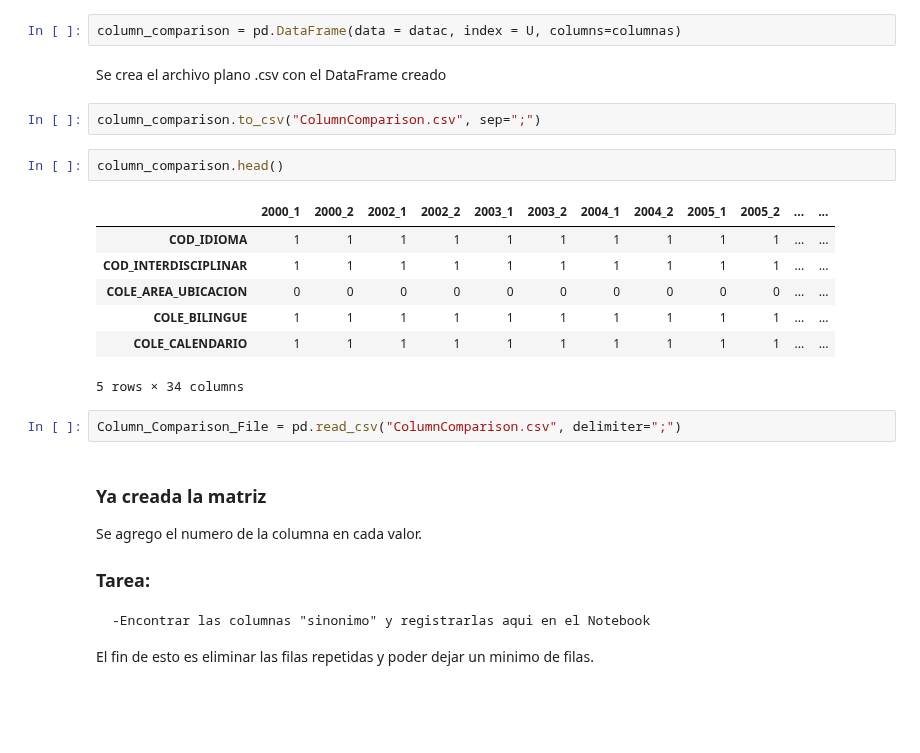
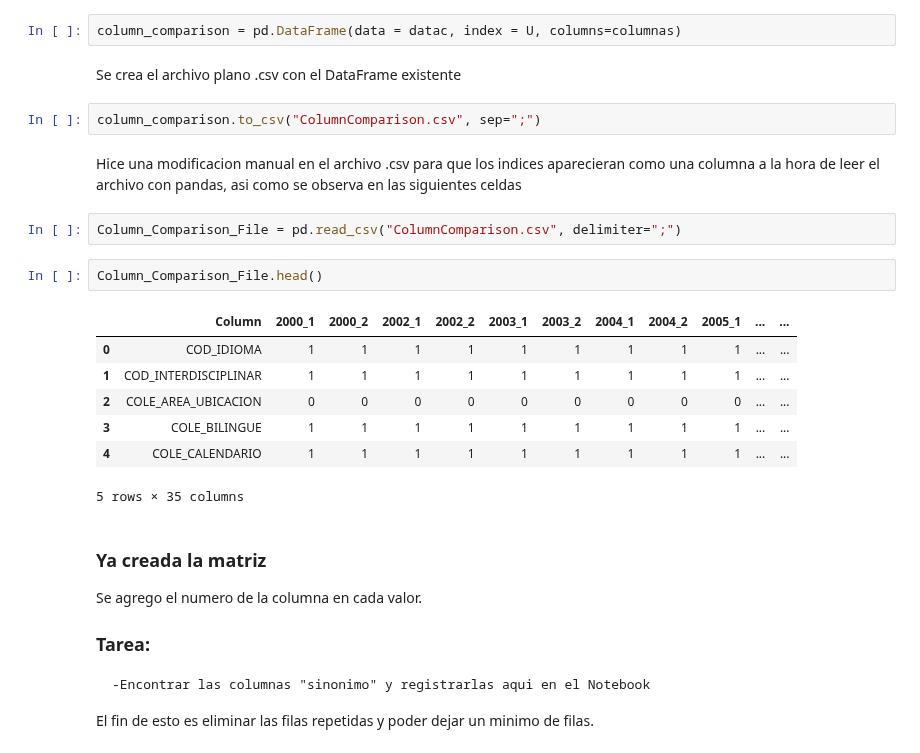
Before and after one commit to AronForero/ICFESProject, a Jupyter notebook: Descriptive_Analisis/Catalogo_Ficheros.ipynb, the cells around one changed output. Drawn from its saved outputs; the diff is of its cells as text; blank space fills up the shorter version.

```diff
--- a/Descriptive_Analisis/Catalogo_Ficheros.ipynb
+++ b/Descriptive_Analisis/Catalogo_Ficheros.ipynb
@@ -182,21 +182,23 @@ U.sort()
 # %%
 column_comparison = pd.DataFrame(data = datac, index = U, columns=columnas)
 # %% [markdown]
-Se crea el archivo plano .csv con el DataFrame creado
+Se crea el archivo plano .csv con el DataFrame existente
 # %%
 column_comparison.to_csv("ColumnComparison.csv", sep=";")
-# %%
-column_comparison.head()
-# %% [output]
-|  | 2000_1 | 2000_2 | 2002_1 | 2002_2 | 2003_1 | 2003_2 | 2004_1 | 2004_2 | 2005_1 | 2005_2 | ... | ... |
-| COD_IDIOMA | 1 | 1 | 1 | 1 | 1 | 1 | 1 | 1 | 1 | 1 | ... | ... |
-| COD_INTERDISCIPLINAR | 1 | 1 | 1 | 1 | 1 | 1 | 1 | 1 | 1 | 1 | ... | ... |
-| COLE_AREA_UBICACION | 0 | 0 | 0 | 0 | 0 | 0 | 0 | 0 | 0 | 0 | ... | ... |
-| COLE_BILINGUE | 1 | 1 | 1 | 1 | 1 | 1 | 1 | 1 | 1 | 1 | ... | ... |
-| COLE_CALENDARIO | 1 | 1 | 1 | 1 | 1 | 1 | 1 | 1 | 1 | 1 | ... | ... |
-5 rows × 34 columns
+# %% [markdown]
+Hice una modificacion manual en el archivo .csv para que los indices aparecieran como una columna a la hora de leer el archivo con pandas, asi como se observa en las siguientes celdas
 # %%
 Column_Comparison_File = pd.read_csv("ColumnComparison.csv", delimiter=";")
+# %%
+Column_Comparison_File.head()
+# %% [output]
+|  | Column | 2000_1 | 2000_2 | 2002_1 | 2002_2 | 2003_1 | 2003_2 | 2004_1 | 2004_2 | 2005_1 | ... | ... |
+| 0 | COD_IDIOMA | 1 | 1 | 1 | 1 | 1 | 1 | 1 | 1 | 1 | ... | ... |
+| 1 | COD_INTERDISCIPLINAR | 1 | 1 | 1 | 1 | 1 | 1 | 1 | 1 | 1 | ... | ... |
+| 2 | COLE_AREA_UBICACION | 0 | 0 | 0 | 0 | 0 | 0 | 0 | 0 | 0 | ... | ... |
+| 3 | COLE_BILINGUE | 1 | 1 | 1 | 1 | 1 | 1 | 1 | 1 | 1 | ... | ... |
+| 4 | COLE_CALENDARIO | 1 | 1 | 1 | 1 | 1 | 1 | 1 | 1 | 1 | ... | ... |
+5 rows × 35 columns
 # %% [markdown]
 ### Ya creada la matriz
 Se agrego el numero de la columna en cada valor.
```
Also changed, not shown: parts of 30 cells of this notebook, 4 other files.
